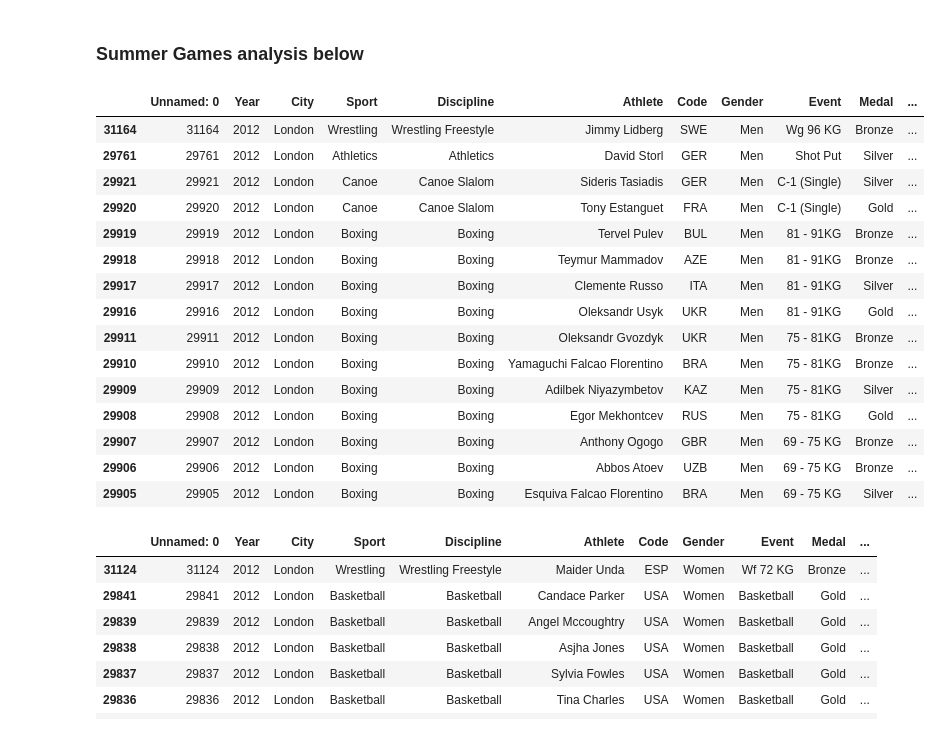
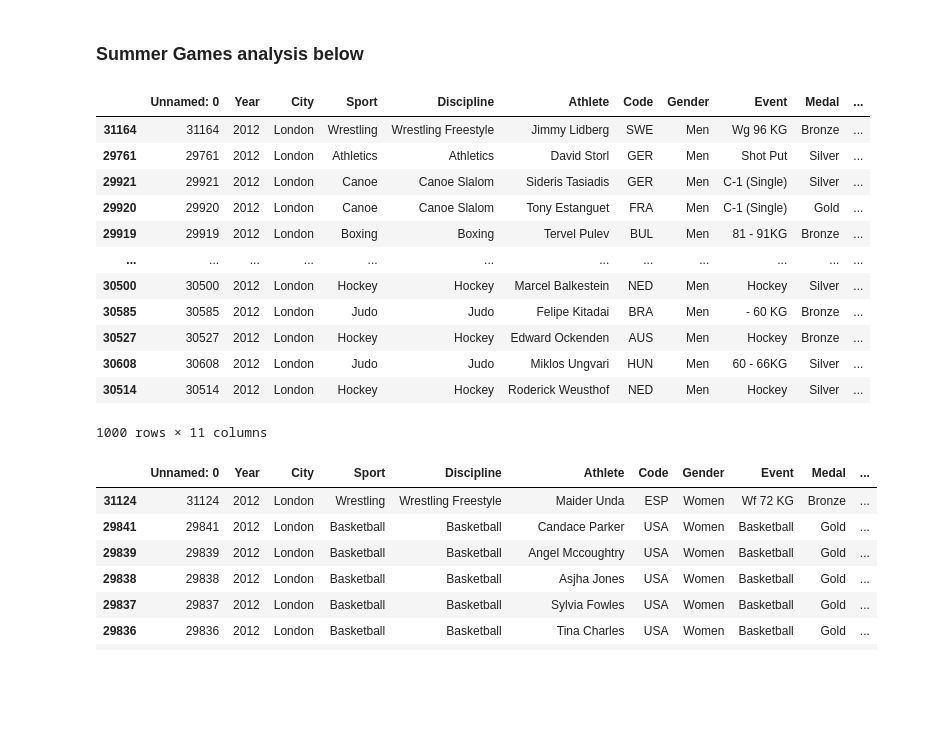
Before and after one commit to aliciag00/STAT206-Final, a Jupyter notebook: input_data_and_analysis.ipynb, the cells around one changed output. Cells and saved outputs as stored; diff of their text form; code cells hidden in the pictures; blank space fills up the shorter version.

```diff
--- a/input_data_and_analysis.ipynb
+++ b/input_data_and_analysis.ipynb
@@ -94,26 +94,23 @@ winter.sort_values(by='Year', ascending=False)
 # %%
 # for each Summer and Winter games now lets split the data up between men and women and then sort in descending order to get the most recent games for each.
 summer_male_olympians = summer[summer['Gender'] == 'Men']
 summer_female_olympians = summer[summer['Gender'] == 'Women']
 
-summer_male_olympians.sort_values(by='Year', ascending=False).head(15)
+summer_male_olympians.sort_values(by='Year', ascending=False).head(1000)
 # %% [output]
 |  | Unnamed: 0 | Year | City | Sport | Discipline | Athlete | Code | Gender | Event | Medal | ... |
 | 31164 | 31164 | 2012 | London | Wrestling | Wrestling Freestyle | Jimmy Lidberg | SWE | Men | Wg 96 KG | Bronze | ... |
 | 29761 | 29761 | 2012 | London | Athletics | Athletics | David Storl | GER | Men | Shot Put | Silver | ... |
 | 29921 | 29921 | 2012 | London | Canoe | Canoe Slalom | Sideris Tasiadis | GER | Men | C-1 (Single) | Silver | ... |
 | 29920 | 29920 | 2012 | London | Canoe | Canoe Slalom | Tony Estanguet | FRA | Men | C-1 (Single) | Gold | ... |
 | 29919 | 29919 | 2012 | London | Boxing | Boxing | Tervel Pulev | BUL | Men | 81 - 91KG | Bronze | ... |
-| 29918 | 29918 | 2012 | London | Boxing | Boxing | Teymur Mammadov | AZE | Men | 81 - 91KG | Bronze | ... |
-| 29917 | 29917 | 2012 | London | Boxing | Boxing | Clemente Russo | ITA | Men | 81 - 91KG | Silver | ... |
-| 29916 | 29916 | 2012 | London | Boxing | Boxing | Oleksandr Usyk | UKR | Men | 81 - 91KG | Gold | ... |
-| 29911 | 29911 | 2012 | London | Boxing | Boxing | Oleksandr Gvozdyk | UKR | Men | 75 - 81KG | Bronze | ... |
-| 29910 | 29910 | 2012 | London | Boxing | Boxing | Yamaguchi Falcao Florentino | BRA | Men | 75 - 81KG | Bronze | ... |
-| 29909 | 29909 | 2012 | London | Boxing | Boxing | Adilbek Niyazymbetov | KAZ | Men | 75 - 81KG | Silver | ... |
-| 29908 | 29908 | 2012 | London | Boxing | Boxing | Egor Mekhontcev | RUS | Men | 75 - 81KG | Gold | ... |
-| 29907 | 29907 | 2012 | London | Boxing | Boxing | Anthony Ogogo | GBR | Men | 69 - 75 KG | Bronze | ... |
-| 29906 | 29906 | 2012 | London | Boxing | Boxing | Abbos Atoev | UZB | Men | 69 - 75 KG | Bronze | ... |
-| 29905 | 29905 | 2012 | London | Boxing | Boxing | Esquiva Falcao Florentino | BRA | Men | 69 - 75 KG | Silver | ... |
+| ... | ... | ... | ... | ... | ... | ... | ... | ... | ... | ... | ... |
+| 30500 | 30500 | 2012 | London | Hockey | Hockey | Marcel Balkestein | NED | Men | Hockey | Silver | ... |
+| 30585 | 30585 | 2012 | London | Judo | Judo | Felipe Kitadai | BRA | Men | - 60 KG | Bronze | ... |
+| 30527 | 30527 | 2012 | London | Hockey | Hockey | Edward Ockenden | AUS | Men | Hockey | Bronze | ... |
+| 30608 | 30608 | 2012 | London | Judo | Judo | Miklos Ungvari | HUN | Men | 60 - 66KG | Silver | ... |
+| 30514 | 30514 | 2012 | London | Hockey | Hockey | Roderick Weusthof | NED | Men | Hockey | Silver | ... |
+1000 rows × 11 columns
 # %%
 summer_female_olympians.sort_values(by='Year', ascending=False).head(15)
 # %% [output]
```
Also changed, not shown: parts of 2 cells of this notebook.
